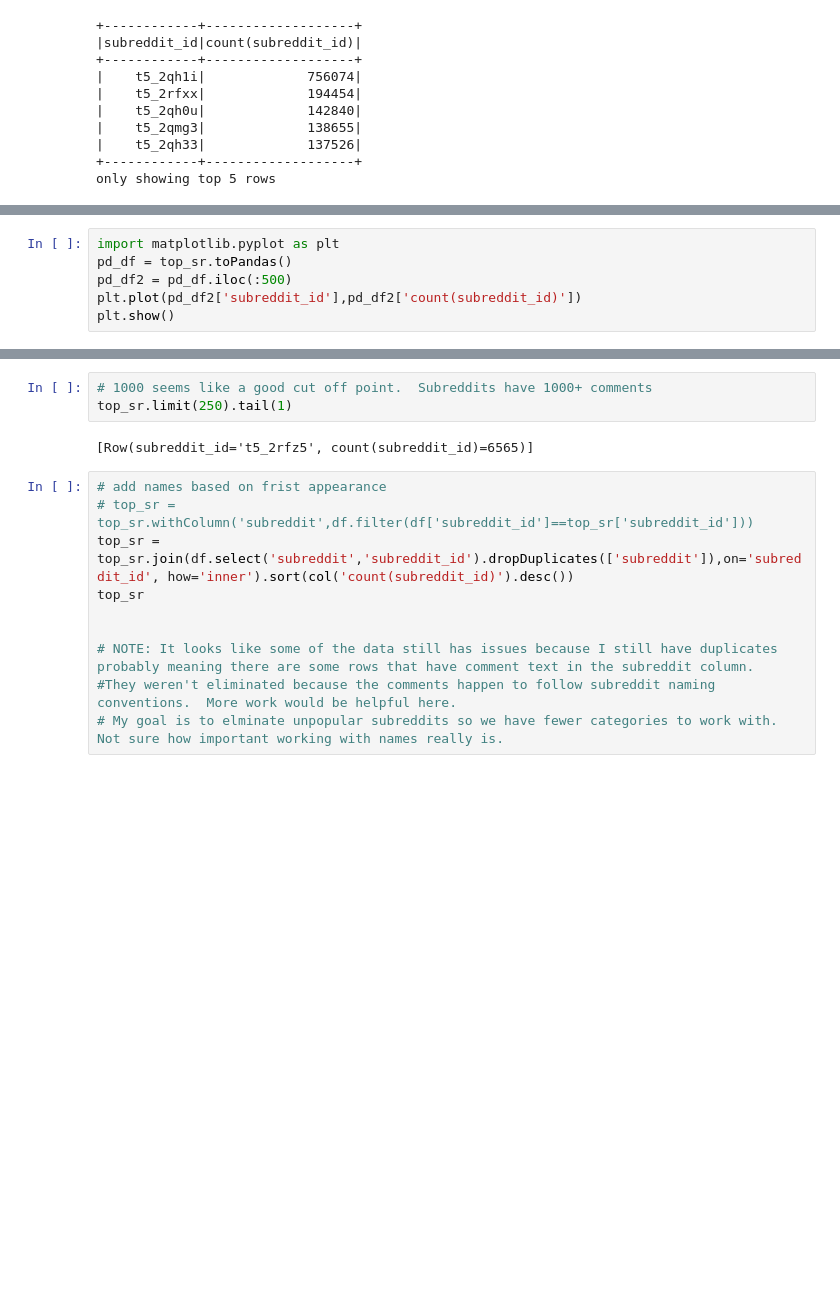
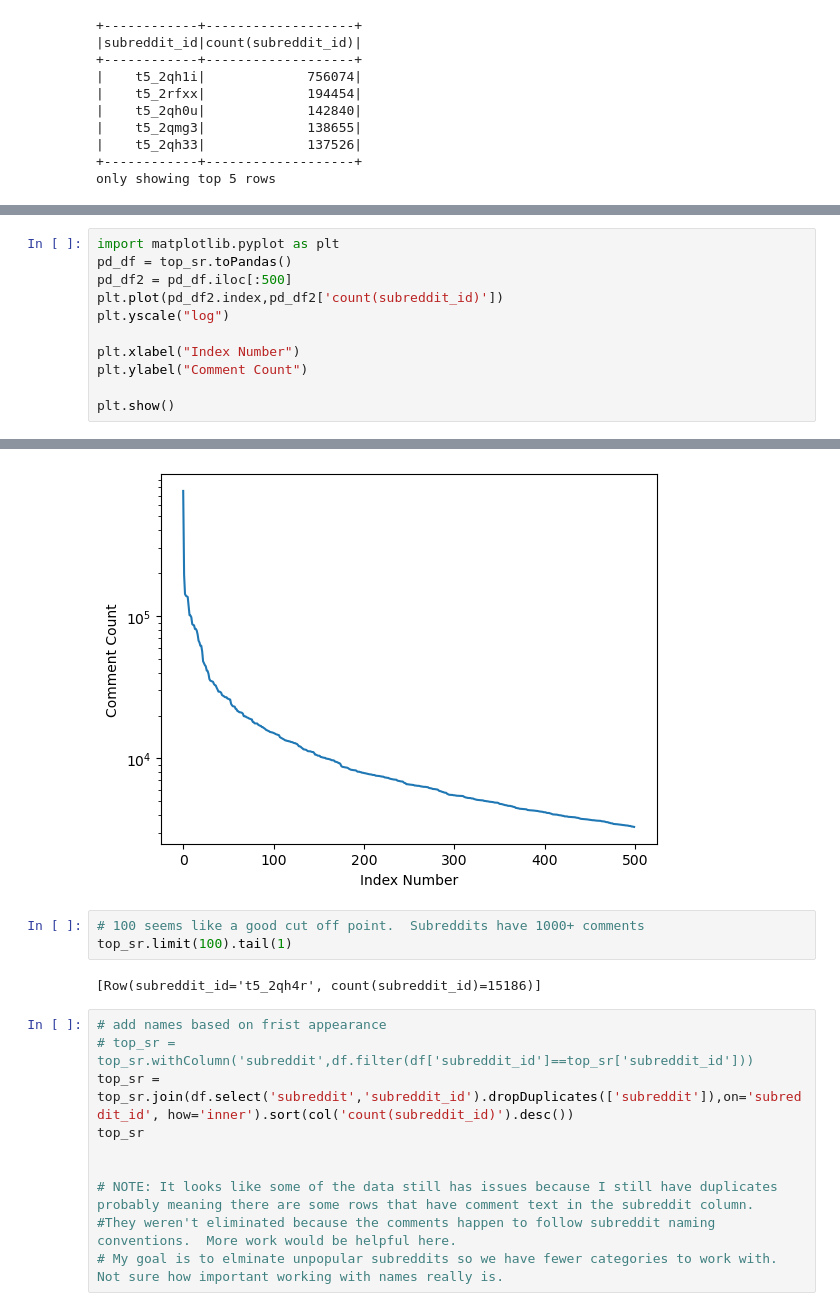
Before and after one commit to bmfeciura/ds5110-project, a Jupyter notebook: Jordan_subset.ipynb, the cells around one changed output, grey strips where cells are left out. Drawn from its saved outputs; the diff is of its cells as text; blank space fills up the shorter version.

```diff
--- a/Jordan_subset.ipynb
+++ b/Jordan_subset.ipynb
@@ -102,7 +107,12 @@ plt.show()
 # %%
 import matplotlib.pyplot as plt
 pd_df = top_sr.toPandas()
-pd_df2 = pd_df.iloc(:500)
-plt.plot(pd_df2['subreddit_id'],pd_df2['count(subreddit_id)'])
+pd_df2 = pd_df.iloc[:500]
+plt.plot(pd_df2.index,pd_df2['count(subreddit_id)'])
+plt.yscale("log")
+
+plt.xlabel("Index Number")
+plt.ylabel("Comment Count")
+
 plt.show()
 # %% [output]
@@ -110,8 +119,9 @@ SyntaxError: invalid syntax (<ipython-input-18-ef9f84c7075e>, line 3)
+[figure, added]
 # %%
-# 1000 seems like a good cut off point.  Subreddits have 1000+ comments
-top_sr.limit(250).tail(1)
+# 100 seems like a good cut off point.  Subreddits have 1000+ comments
+top_sr.limit(100).tail(1)
 # %% [output]
-[Row(subreddit_id='t5_2rfz5', count(subreddit_id)=6565)]
+[Row(subreddit_id='t5_2qh4r', count(subreddit_id)=15186)]
 # %%
 # add names based on frist appearance
 # top_sr = top_sr.withColumn('subreddit',df.filter(df['subreddit_id']==top_sr['subreddit_id']))
```
Also changed, not shown: parts of 5 cells of this notebook, 1 other file.
